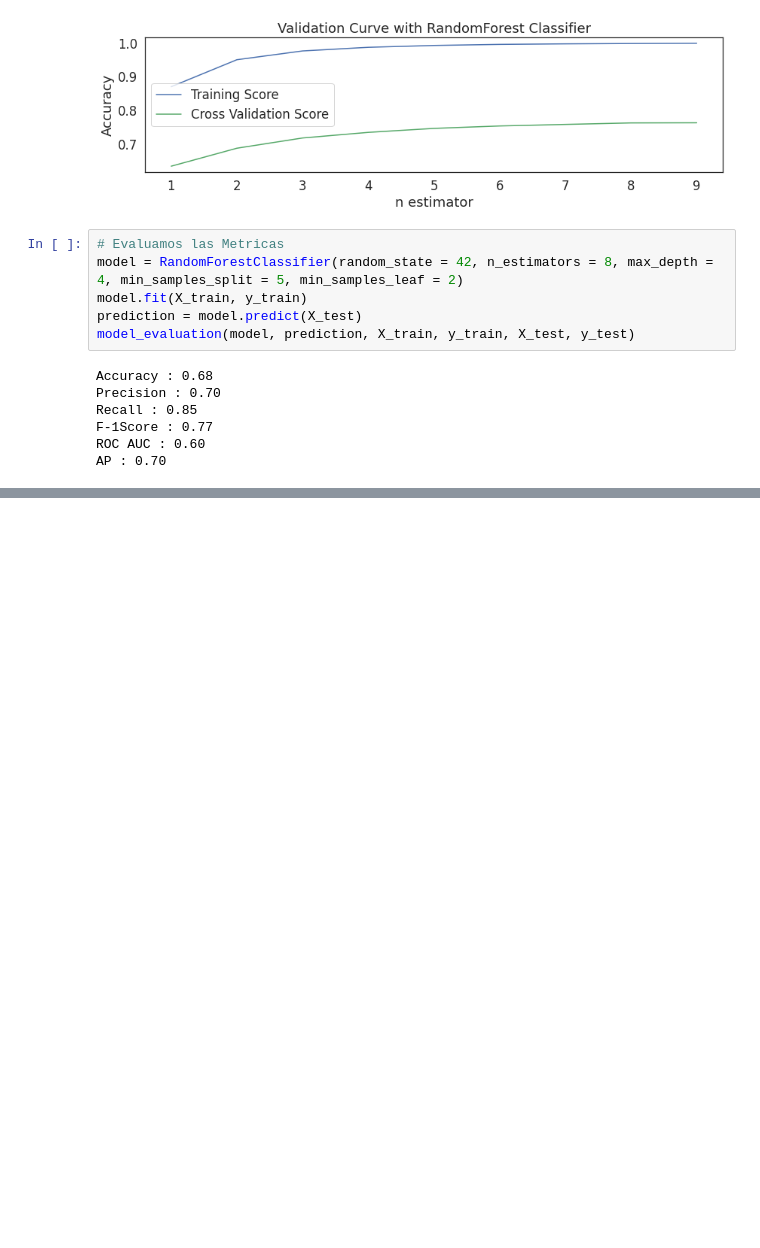
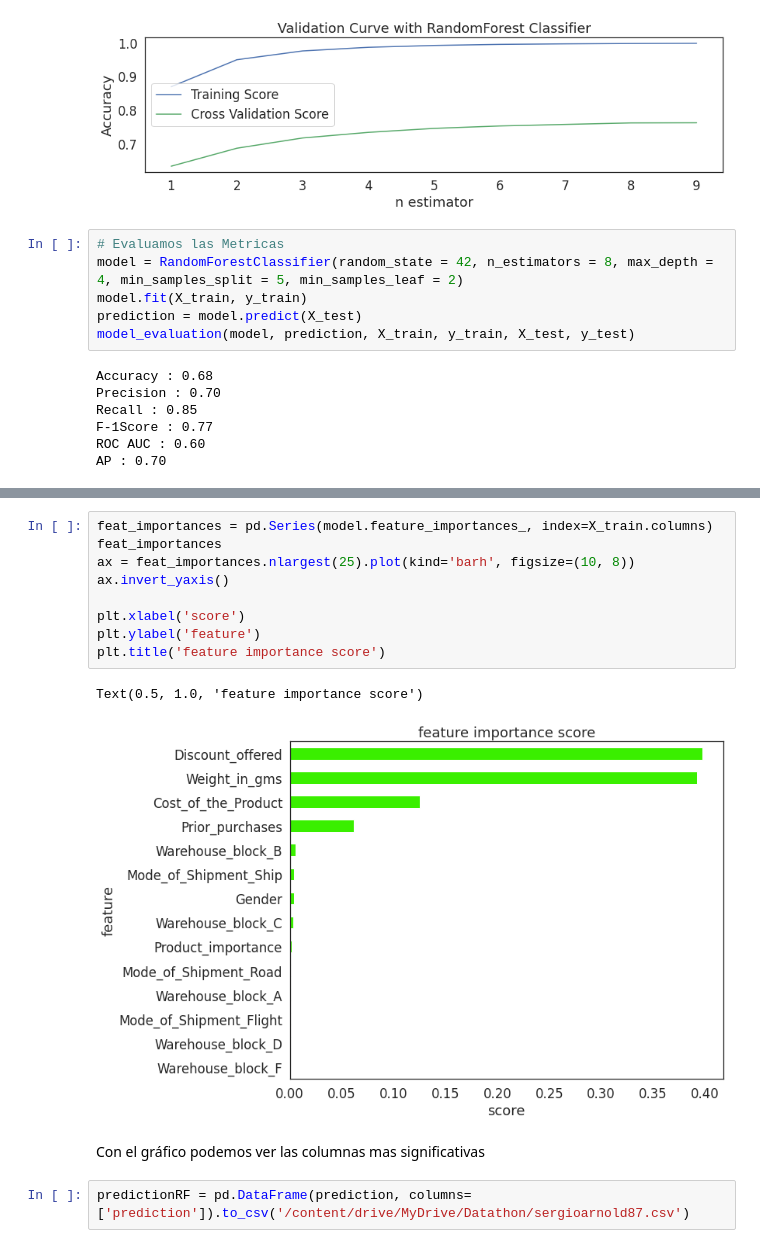
Before and after one commit to sergioarnold87/Datathon, a Jupyter notebook: Datathon_Sergio.ipynb, the cells around one changed output, grey strips where cells are left out. Saved outputs shown, nothing was run; the diff lists cells and outputs as text; blank space fills up the shorter version.

Commit message:
Created RandomForest Prediction

```diff
--- a/Datathon_Sergio.ipynb
+++ b/Datathon_Sergio.ipynb
@@ -717,0 +723,16 @@ AP : 0.70
+# %%
+feat_importances = pd.Series(model.feature_importances_, index=X_train.columns)
+feat_importances
+ax = feat_importances.nlargest(25).plot(kind='barh', figsize=(10, 8))
+ax.invert_yaxis()
+
+plt.xlabel('score')
+plt.ylabel('feature')
+plt.title('feature importance score')
+# %% [output]
+Text(0.5, 1.0, 'feature importance score')
+[figure, added]
+# %% [markdown]
+Con el gráfico podemos ver las columnas mas significativas
+# %%
+predictionRF = pd.DataFrame(prediction, columns=['prediction']).to_csv('/content/drive/MyDrive/Datathon/sergioarnold87.csv')
```
Also changed, not shown: parts of 5 cells of this notebook.
